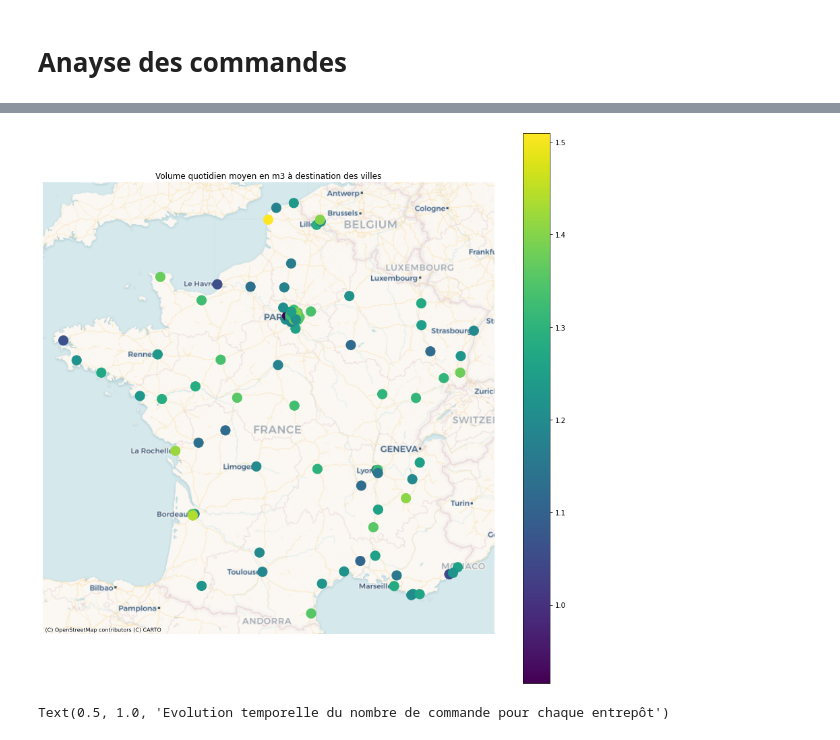
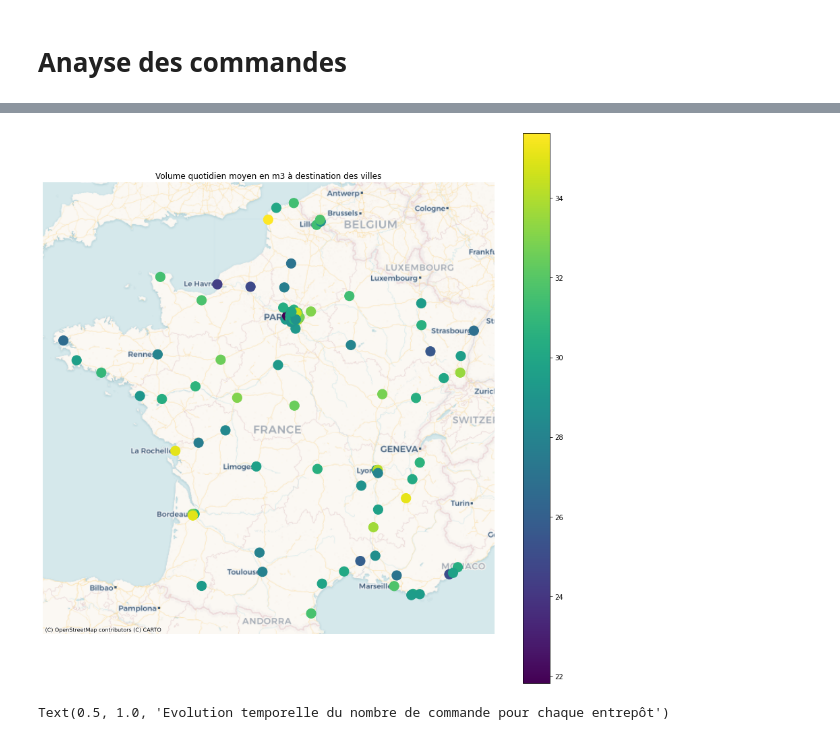
Before and after one commit to maximecharpentierdata/eki-g17, a Jupyter notebook: analyse_commandes.ipynb, the cells around one changed output, grey strips where cells are left out. Drawn from its saved outputs; the diff is of its cells as text; code cells hidden in the pictures.

```diff
--- a/analyse_commandes.ipynb
+++ b/analyse_commandes.ipynb
@@ -16,16 +32,16 @@ for csv_file in os.listdir("./data_clean"):
 # %%
-volumes = pd.merge(orders, cities, right_on="city", left_on="delivery_location")[["city", "package_volume", "order_date"]].groupby(["city", "order_date"]).agg("sum").reset_index().groupby("city").agg("mean").reset_index()
+volumes = pd.merge(orders, cities, right_on="city", left_on="delivery_location")[["city", "order_total_volume", "order_date"]].groupby(["city", "order_date"]).agg("sum").reset_index().groupby("city").agg("mean").reset_index()
 cities = pd.merge(cities, volumes, on="city")
 # %%
 fig, ax = plt.subplots(figsize=(15, 15))
 gdf = gpd.GeoDataFrame(cities, geometry=gpd.points_from_xy(cities.lng, cities.lat), crs=4326)
-gdf.to_crs(epsg=3857).plot(ax=ax, column="package_volume", legend=True, markersize=200)
+gdf.to_crs(epsg=3857).plot(ax=ax, column="order_total_volume", legend=True, markersize=200)
 cx.add_basemap(ax, source=cx.providers.CartoDB.Voyager, zoom=6)
 ax.axis('off')
 ax.set_title("Volume quotidien moyen en m3 à destination des villes")
 plt.show()
 # %% [output]
-[figure, old version]
+[figure, new version]
 # %%
 orders["order_date"] = pd.to_datetime(orders["order_date"])
 # %%
```
Also changed, not shown: parts of 1 cell of this notebook, 1 other file.
